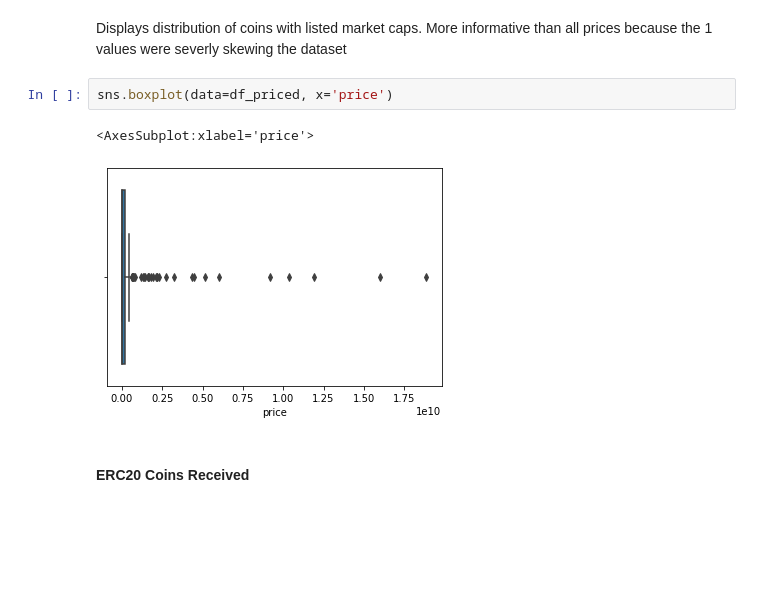
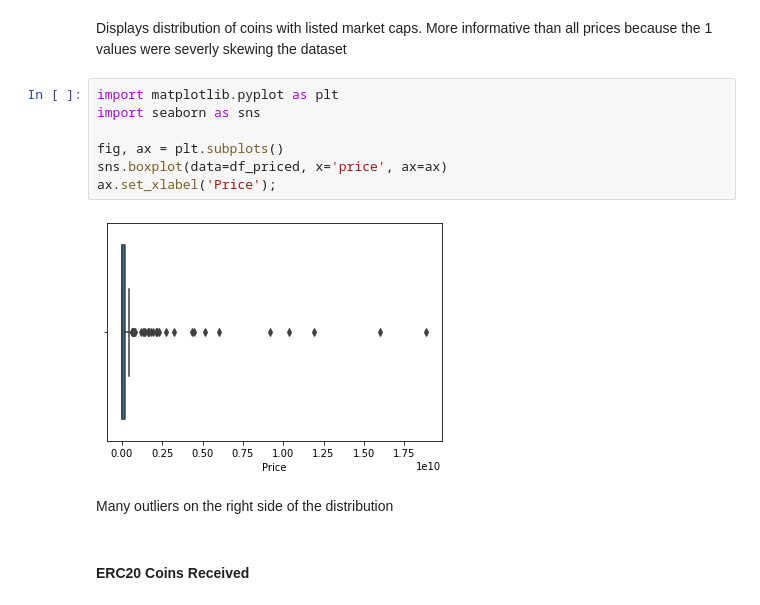
Before and after one commit to kuninethan95/OSEMN, a Jupyter notebook: index_OSEMN.ipynb, the cells around one changed output. Cells and saved outputs as stored; diff of their text form; blank space fills up the shorter version.

```diff
--- a/index_OSEMN.ipynb
+++ b/index_OSEMN.ipynb
@@ -679,11 +647,17 @@ df_priced.describe()
 | max | 18872000000.00000 |
 # %% [markdown]
 Displays distribution of coins with listed market caps. More informative than all prices because the 1 values were severly skewing the dataset
-# %%
-sns.boxplot(data=df_priced, x='price')
-# %% [output]
-<AxesSubplot:xlabel='price'>
-[figure, removed]
+# %%
+import matplotlib.pyplot as plt
+import seaborn as sns
+
+fig, ax = plt.subplots()
+sns.boxplot(data=df_priced, x='price', ax=ax)
+ax.set_xlabel('Price');
+# %% [output]
+[figure, added]
+# %% [markdown]
+Many outliers on the right side of the distribution
 # %% [markdown]
 #### ERC20 Coins Received
 # %%
```
Also changed, not shown: parts of 63 cells of this notebook, 1 other file.
